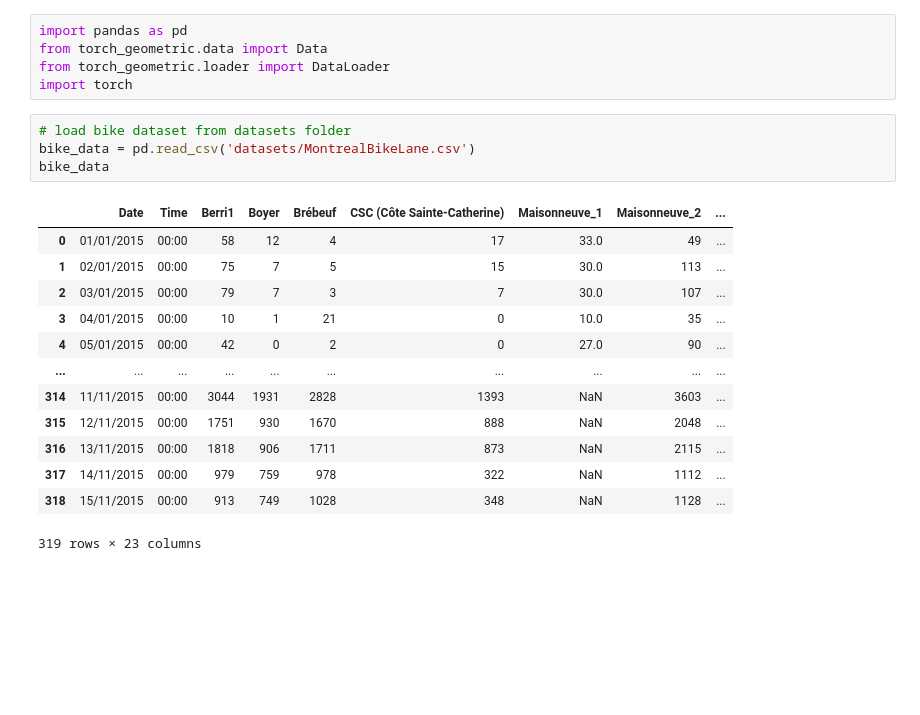
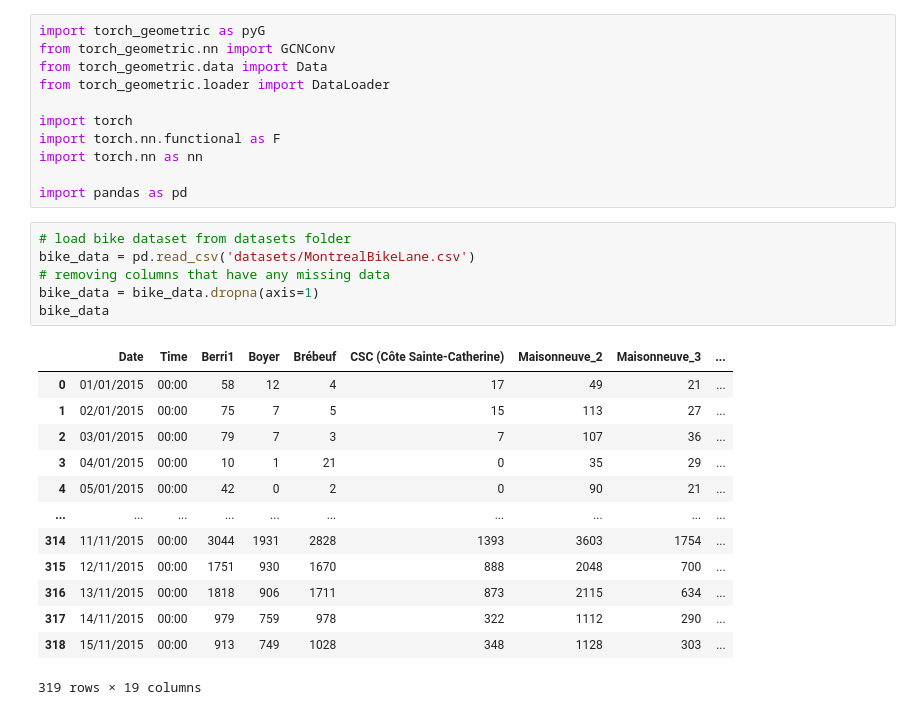
Before and after one commit to ufabc-bcc/srbench-competition-2023-track-2-c-bio-ufpr, a Jupyter notebook: graph_modelling.ipynb, the cells around one changed output. Drawn from its saved outputs; the diff is of its cells as text; blank space fills up the shorter version.

```diff
--- a/graph_modelling.ipynb
+++ b/graph_modelling.ipynb
@@ -1,23 +1,31 @@
 # %%
-import pandas as pd
+import torch_geometric as pyG
+from torch_geometric.nn import GCNConv
 from torch_geometric.data import Data
 from torch_geometric.loader import DataLoader
+
 import torch
+import torch.nn.functional as F
+import torch.nn as nn
+
+import pandas as pd
 # %%
 # load bike dataset from datasets folder
 bike_data = pd.read_csv('datasets/MontrealBikeLane.csv')
+# removing columns that have any missing data
+bike_data = bike_data.dropna(axis=1)
 bike_data
 # %% [output]
-|  | Date | Time | Berri1 | Boyer | Brébeuf | CSC (Côte Sainte-Catherine) | Maisonneuve_1 | Maisonneuve_2 | ... |
-| 0 | 01/01/2015 | 00:00 | 58 | 12 | 4 | 17 | 33.0 | 49 | ... |
-| 1 | 02/01/2015 | 00:00 | 75 | 7 | 5 | 15 | 30.0 | 113 | ... |
-| 2 | 03/01/2015 | 00:00 | 79 | 7 | 3 | 7 | 30.0 | 107 | ... |
-| 3 | 04/01/2015 | 00:00 | 10 | 1 | 21 | 0 | 10.0 | 35 | ... |
-| 4 | 05/01/2015 | 00:00 | 42 | 0 | 2 | 0 | 27.0 | 90 | ... |
+|  | Date | Time | Berri1 | Boyer | Brébeuf | CSC (Côte Sainte-Catherine) | Maisonneuve_2 | Maisonneuve_3 | ... |
+| 0 | 01/01/2015 | 00:00 | 58 | 12 | 4 | 17 | 49 | 21 | ... |
+| 1 | 02/01/2015 | 00:00 | 75 | 7 | 5 | 15 | 113 | 27 | ... |
+| 2 | 03/01/2015 | 00:00 | 79 | 7 | 3 | 7 | 107 | 36 | ... |
+| 3 | 04/01/2015 | 00:00 | 10 | 1 | 21 | 0 | 35 | 29 | ... |
+| 4 | 05/01/2015 | 00:00 | 42 | 0 | 2 | 0 | 90 | 21 | ... |
 | ... | ... | ... | ... | ... | ... | ... | ... | ... | ... |
-| 314 | 11/11/2015 | 00:00 | 3044 | 1931 | 2828 | 1393 | NaN | 3603 | ... |
-| 315 | 12/11/2015 | 00:00 | 1751 | 930 | 1670 | 888 | NaN | 2048 | ... |
-| 316 | 13/11/2015 | 00:00 | 1818 | 906 | 1711 | 873 | NaN | 2115 | ... |
-| 317 | 14/11/2015 | 00:00 | 979 | 759 | 978 | 322 | NaN | 1112 | ... |
-| 318 | 15/11/2015 | 00:00 | 913 | 749 | 1028 | 348 | NaN | 1128 | ... |
+| 314 | 11/11/2015 | 00:00 | 3044 | 1931 | 2828 | 1393 | 3603 | 1754 | ... |
+| 315 | 12/11/2015 | 00:00 | 1751 | 930 | 1670 | 888 | 2048 | 700 | ... |
+| 316 | 13/11/2015 | 00:00 | 1818 | 906 | 1711 | 873 | 2115 | 634 | ... |
+| 317 | 14/11/2015 | 00:00 | 979 | 759 | 978 | 322 | 1112 | 290 | ... |
+| 318 | 15/11/2015 | 00:00 | 913 | 749 | 1028 | 348 | 1128 | 303 | ... |
-319 rows × 23 columns
+319 rows × 19 columns
```
Also changed, not shown: parts of 10 cells of this notebook, 4 other files.
